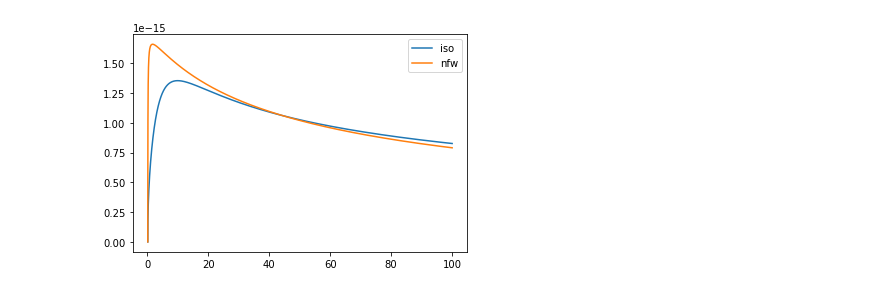
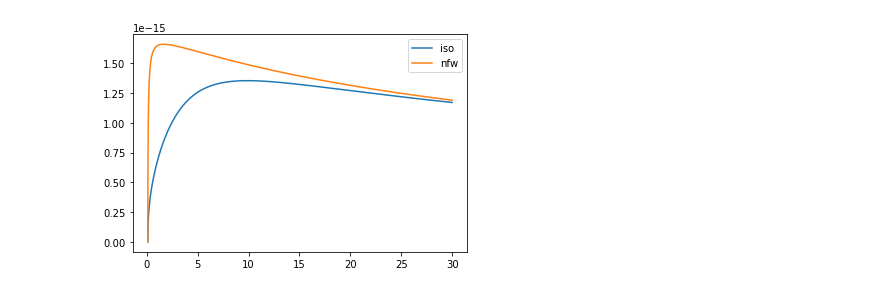
Before and after one commit to emmacossette/RC_project, a Jupyter notebook: milky_way_dm.ipynb, the cells around one changed output. Cells and saved outputs as stored; diff of their text form; code cells hidden in the pictures.

```diff
--- a/milky_way_dm.ipynb
+++ b/milky_way_dm.ipynb
@@ -17,7 +17,7 @@ def Numerical():
 
     #define R  as a linear space
     R_min = 0.1
-    R_max = 100
+    R_max = 30
     R_step = 10000
     R = np.linspace(R_min,R_max,R_step)
 
@@ -28,83 +28,66 @@ def Numerical():
     pNFW = p0n*(r0n/R)*((1+(R/r0n)))**(-2) #R = distance from galactic center
 
     #isothermal density profile:
     r0iso = 5 #kpc
     p0iso = 36.3*(10**6) #solar masses/cubic-kpc
     piso = p0iso/ (1 + ((R/r0iso)**2))
 
+    #density profile for luminous matter
+    plum = (10**6)*R**(-3.5) #power law density profile
+
+    #total density:
+    ptot = pNFW+plum
+
     J = 2*np.pi*R #The Jacodian for the integral
 
     U_NFW = J*pNFW #the integrand for NFW profile
     U_iso = J*piso #integrand for isothermal profile
+    U_lum = J*plum
+    U_tot = J*ptot
 
     #Mass
     M_iso =  cumtrapz(U_iso, x=R, dx = R_step, initial = 0)
     M_NFW = cumtrapz(U_NFW, x=R, dx = R_step, initial = 0)
+    M_lum = cumtrapz(U_lum, x=R, dx = R_step, initial = 0)
+    M_tot = cumtrapz(U_tot, x=R, dx = R_step, initial = 0)
 
     V_iso = np.sqrt((G*M_iso)/R)
     V_NFW = np.sqrt((G*M_NFW)/R)
-    #visible mass, velocity of this mass in outer regions
-    #m_vis =1 #(5 * (10**43))
-    #v_vis = np.sqrt((G*m_vis)/R)
-
-    #disk distribution
-    #Rd = 2 #scale length of disk, kpc
-    #rho_disk = Rho_0 * exp(-R/Rd) #distribution ON plane of disk
-
-    #Rho_0/ ((1+(R/Rs)**2)**(3/2)) works well
-
-    #Get Rho as a list
-    #Rho = Rho(R,params)
+    V_lum = np.sqrt((G*M_lum)/R)
+    V_tot = np.sqrt((G*M_tot)/R)
 
 
-    #print(U)
-    #U_iso = J*Rho_iso
-    #U_disk = J*rho_disk
-
-
-    #Get the mass as a list
-    #requieres an integral
-    #M =  cumtrapz(U, x=R, dx = R_step, initial = 0)
-    #M_iso =  cumtrapz(U_iso, x=R, dx = R_step, initial = 0)
-    #M_disk = cumtrapz(U_disk, x=R, dx = R_step, initial = 0)
-    #M = M(Rho,R,params)
-    #print M
-
-    #V = np.sqrt((G*M)/R)
-
-    #V_tot = np.sqrt( (v_vis**2) + (V**2))
-
-    #V_iso = np.sqrt( (G*M_iso)/R)
-
-    #V_tot1 = np.sqrt( (V_iso**2) + (v_vis**2))
-
-    #V_disk = np.sqrt( (G*M_disk)/R)
-
-    #V_tot2 = np.sqrt( (V_iso**2) + (V_disk**2))
-
     plt.figure
-    #plt.plot(R,V)
-    #plt.plot(R,U)
-    #plt.plot(R,M)
-
-    #group 1
-    #plt.plot(R,V_iso)
-    #plt.plot(R,v_vis)
-    #plt.plot(R,V_tot1)
-
-    #plt.plot(R, V_disk)
-    #plt.plot(R,V_iso)
-   # plt.plot(R,V_tot2)
-    #plt.legend(['disk','iso distr.','total'])
-
-    #new plots
     plt.plot(R,V_iso)
     plt.plot(R,V_NFW)
     plt.legend(['iso','nfw'])
     plt.show()
 
+    plt.figure
+    plt.plot(R,V_lum)
+    plt.plot(R,(1*10**-15)/sqrt(R))
+    plt.legend(['lum','r-1/2'])
+    plt.show()
+
+    plt.figure
+    plt.plot(R,V_iso)
+    plt.plot(R,V_NFW)
+    plt.plot(R,V_lum)
+    plt.legend(['iso','nfw','lum'])
+    plt.show()
+
+    plt.figure
+    plt.plot(R,V_iso)
+    plt.plot(R,V_NFW)
+    plt.plot(R,V_lum)
+    plt.plot(R,V_tot)
+    plt.legend(['iso','nfw','lum','tot'])
+    plt.show()
+
+
+
 if __name__ == '__Numerical__':
     Numerical()
 Numerical()
 # %% [output]
-[figure, old version]
+[figure, new version]
```
Also changed, not shown: parts of 3 cells of this notebook.
